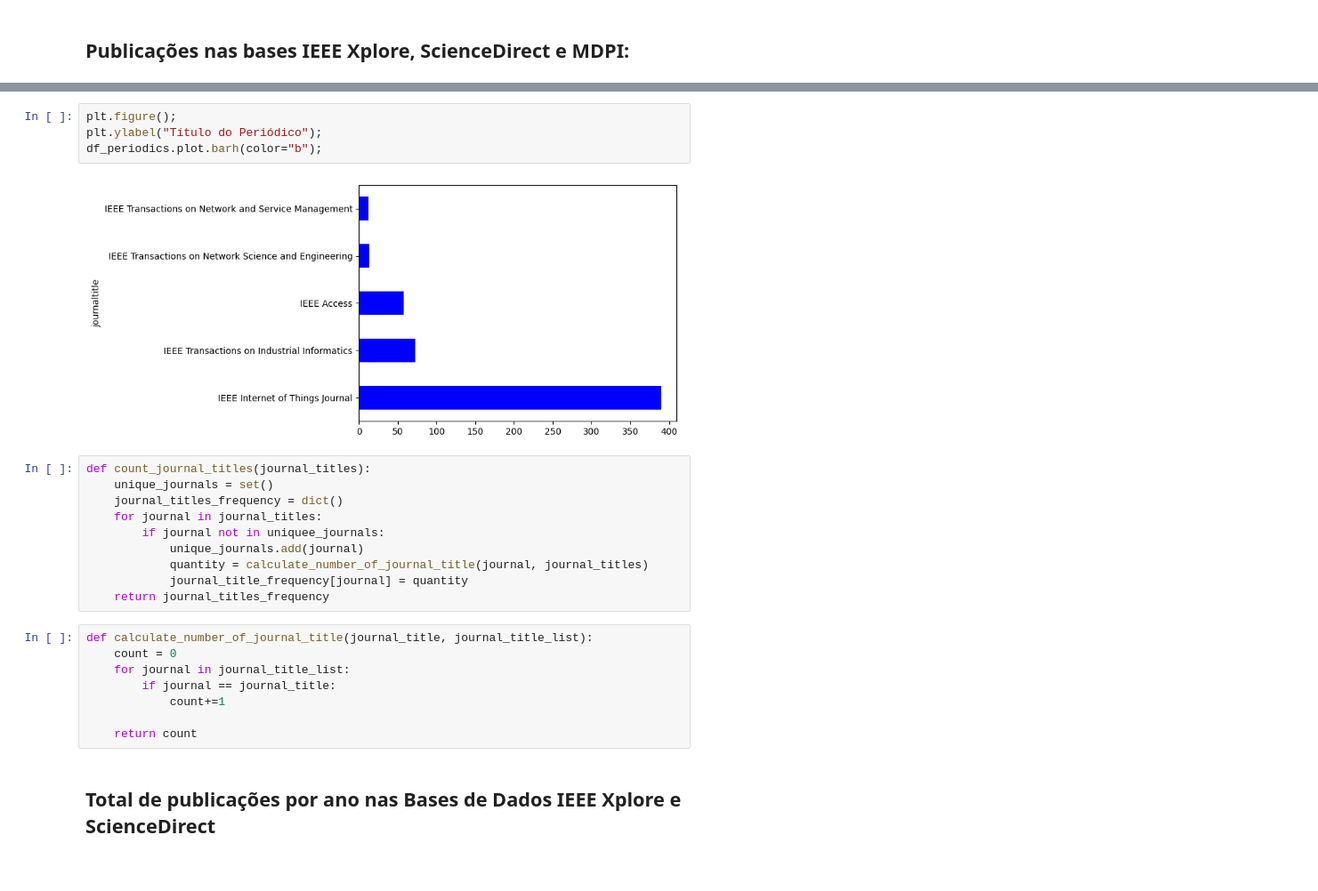
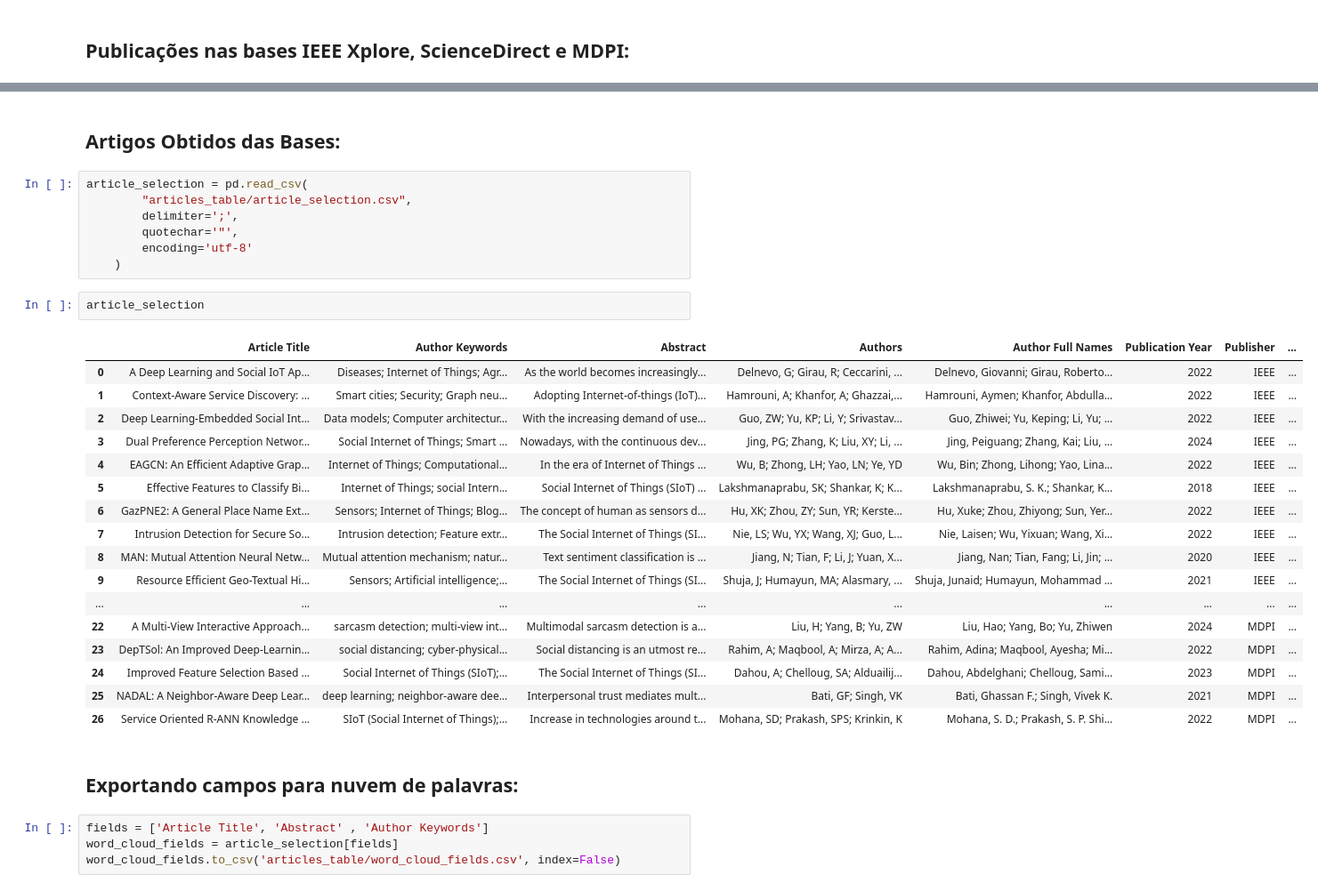
Before and after one commit to Gil32610/review-article-metadata, a Jupyter notebook: Bibliometrics.ipynb, the cells around one changed output, grey strips where cells are left out. Shown at 89% size. Saved outputs shown, nothing was run; the diff lists cells and outputs as text.

```diff
--- a/Bibliometrics.ipynb
+++ b/Bibliometrics.ipynb
@@ -43,27 +42,36 @@ df_periodics = df_periodics[:5]
-# %%
-plt.figure();
-plt.ylabel("Título do Periódico");
-df_periodics.plot.barh(color="b");
-# %% [output]
-[figure, removed]
-# %%
-def count_journal_titles(journal_titles):
-    unique_journals = set()
-    journal_titles_frequency = dict()
-    for journal in journal_titles:
-        if journal not in uniquee_journals:
-            unique_journals.add(journal)
-            quantity = calculate_number_of_journal_title(journal, journal_titles)
-            journal_title_frequency[journal] = quantity
-    return journal_titles_frequency
-# %%
-def calculate_number_of_journal_title(journal_title, journal_title_list):
-    count = 0
-    for journal in journal_title_list:
-        if journal == journal_title:
-            count+=1
-
-    return count
-# %% [markdown]
-## Total de publicações por ano nas Bases de Dados IEEE Xplore e ScienceDirect
+# %% [markdown]
+## Artigos Obtidos das Bases:
+# %%
+article_selection = pd.read_csv(
+        "articles_table/article_selection.csv",
+        delimiter=';',
+        quotechar='"',
+        encoding='utf-8'
+    )
+# %%
+article_selection
+# %% [output]
+|  | Article Title | Author Keywords | Abstract | Authors | Author Full Names | Publication Year | Publisher | ... |
+| 0 | A Deep Learning and Social IoT Ap... | Diseases; Internet of Things; Agr... | As the world becomes increasingly... | Delnevo, G; Girau, R; Ceccarini, ... | Delnevo, Giovanni; Girau, Roberto... | 2022 | IEEE | ... |
+| 1 | Context-Aware Service Discovery: ... | Smart cities; Security; Graph neu... | Adopting Internet-of-things (IoT)... | Hamrouni, A; Khanfor, A; Ghazzai,... | Hamrouni, Aymen; Khanfor, Abdulla... | 2022 | IEEE | ... |
+| 2 | Deep Learning-Embedded Social Int... | Data models; Computer architectur... | With the increasing demand of use... | Guo, ZW; Yu, KP; Li, Y; Srivastav... | Guo, Zhiwei; Yu, Keping; Li, Yu; ... | 2022 | IEEE | ... |
+| 3 | Dual Preference Perception Networ... | Social Internet of Things; Smart ... | Nowadays, with the continuous dev... | Jing, PG; Zhang, K; Liu, XY; Li, ... | Jing, Peiguang; Zhang, Kai; Liu, ... | 2024 | IEEE | ... |
+| 4 | EAGCN: An Efficient Adaptive Grap... | Internet of Things; Computational... | In the era of Internet of Things ... | Wu, B; Zhong, LH; Yao, LN; Ye, YD | Wu, Bin; Zhong, Lihong; Yao, Lina... | 2022 | IEEE | ... |
+| 5 | Effective Features to Classify Bi... | Internet of Things; social Intern... | Social Internet of Things (SIoT) ... | Lakshmanaprabu, SK; Shankar, K; K... | Lakshmanaprabu, S. K.; Shankar, K... | 2018 | IEEE | ... |
+| 6 | GazPNE2: A General Place Name Ext... | Sensors; Internet of Things; Blog... | The concept of human as sensors d... | Hu, XK; Zhou, ZY; Sun, YR; Kerste... | Hu, Xuke; Zhou, Zhiyong; Sun, Yer... | 2022 | IEEE | ... |
+| 7 | Intrusion Detection for Secure So... | Intrusion detection; Feature extr... | The Social Internet of Things (SI... | Nie, LS; Wu, YX; Wang, XJ; Guo, L... | Nie, Laisen; Wu, Yixuan; Wang, Xi... | 2022 | IEEE | ... |
+| 8 | MAN: Mutual Attention Neural Netw... | Mutual attention mechanism; natur... | Text sentiment classification is ... | Jiang, N; Tian, F; Li, J; Yuan, X... | Jiang, Nan; Tian, Fang; Li, Jin; ... | 2020 | IEEE | ... |
+| 9 | Resource Efficient Geo-Textual Hi... | Sensors; Artificial intelligence;... | The Social Internet of Things (SI... | Shuja, J; Humayun, MA; Alasmary, ... | Shuja, Junaid; Humayun, Mohammad ... | 2021 | IEEE | ... |
+| ... | ... | ... | ... | ... | ... | ... | ... | ... |
+| 22 | A Multi-View Interactive Approach... | sarcasm detection; multi-view int... | Multimodal sarcasm detection is a... | Liu, H; Yang, B; Yu, ZW | Liu, Hao; Yang, Bo; Yu, Zhiwen | 2024 | MDPI | ... |
+| 23 | DepTSol: An Improved Deep-Learnin... | social distancing; cyber-physical... | Social distancing is an utmost re... | Rahim, A; Maqbool, A; Mirza, A; A... | Rahim, Adina; Maqbool, Ayesha; Mi... | 2022 | MDPI | ... |
+| 24 | Improved Feature Selection Based ... | Social Internet of Things (SIoT);... | The Social Internet of Things (SI... | Dahou, A; Chelloug, SA; Alduailij... | Dahou, Abdelghani; Chelloug, Sami... | 2023 | MDPI | ... |
+| 25 | NADAL: A Neighbor-Aware Deep Lear... | deep learning; neighbor-aware dee... | Interpersonal trust mediates mult... | Bati, GF; Singh, VK | Bati, Ghassan F.; Singh, Vivek K. | 2021 | MDPI | ... |
+| 26 | Service Oriented R-ANN Knowledge ... | SIoT (Social Internet of Things);... | Increase in technologies around t... | Mohana, SD; Prakash, SPS; Krinkin, K | Mohana, S. D.; Prakash, S. P. Shi... | 2022 | MDPI | ... |
+# %% [markdown]
+## Exportando campos para nuvem de palavras:
+# %%
+fields = ['Article Title', 'Abstract' , 'Author Keywords']
+word_cloud_fields = article_selection[fields]
+word_cloud_fields.to_csv('articles_table/word_cloud_fields.csv', index=False)
 # %%
```
Also changed, not shown: parts of 6 cells of this notebook, 21 other files.
